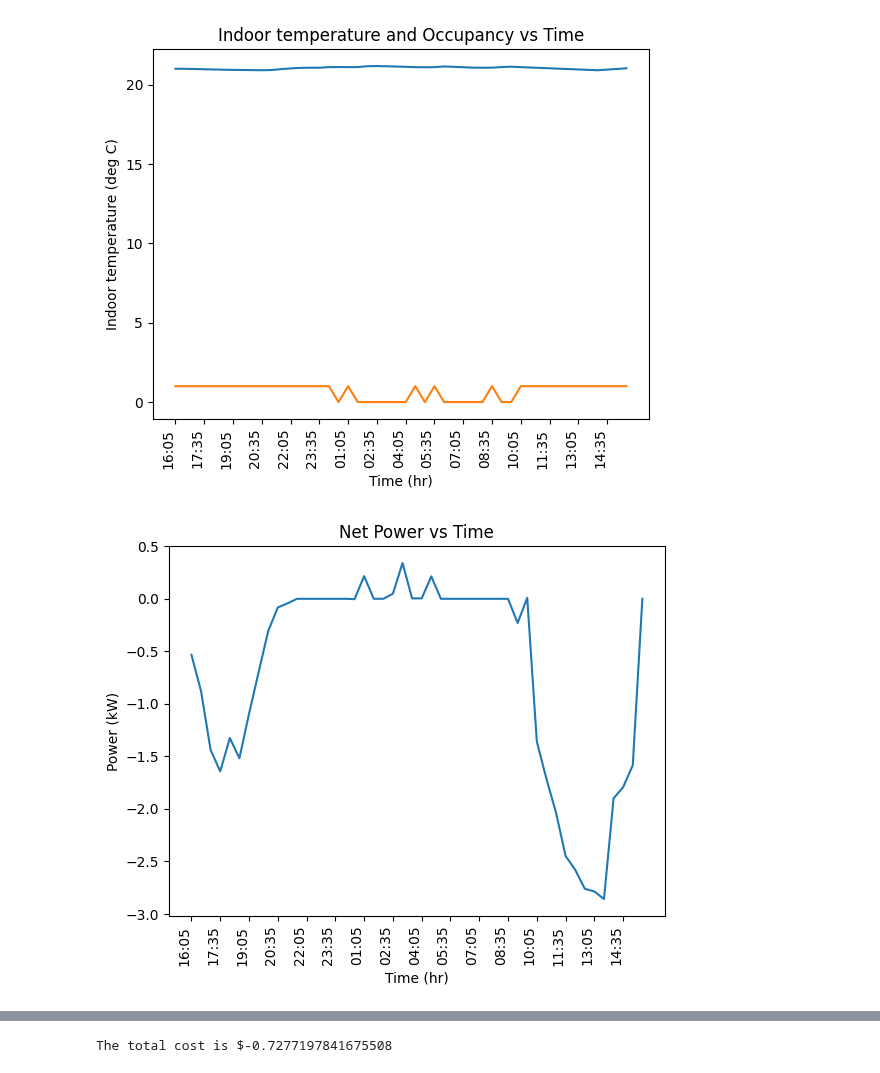
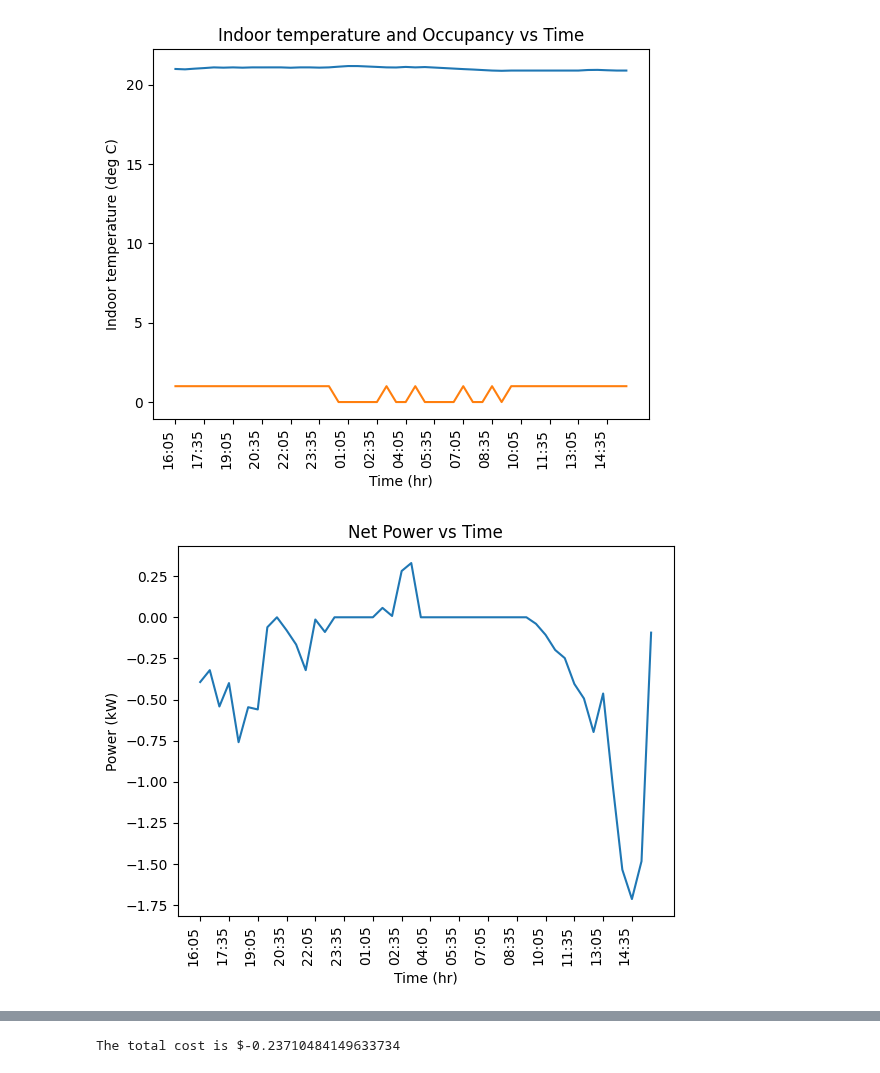
Before and after one commit to Muckthebuck/2023-Energy-kit, a Jupyter notebook: optimization.ipynb, the cells around one changed output, grey strips where cells are left out. Cells and saved outputs as stored; diff of their text form; code cells hidden in the pictures.

```diff
--- a/optimization.ipynb
+++ b/optimization.ipynb
@@ -55,7 +55,7 @@ class controller:
 
     # Inital building temperature and SOC (should be fed back as input after first execution)
     inital_temp = 21
-    inital_SoC = 6.5 # 50 percent
+    inital_SoC = 6.75 # 50 percent
     period_end =  48 # End point of time period relative to the inital loop run
 
     def controller_model(self,T_out, Load, Ins_PV, Im_tariff, Ex_tariff, Occupancy):
@@ -81,7 +81,7 @@ class controller:
         ### INPUTS ###
 
         # The SoC should always return to 50 percent at the same time in every time horizon
-        target_SoC = 6.5
+        target_SoC = 6.75
 
         # Power flow error tolerance (increase to avoid infeasabilities)
         error_tolerance = 0.001 # kW
@@ -645,7 +645,7 @@ def plot_results(time_array, BESS_net, SoC, PV, PV_f, P_net, EHP, temp_in, occu,
 import_tarrif = 0.2170
 export_tarrif = 0.049
 no_days = 1
-start_day = 1
+start_day = 3
 time_array, BESS_net, SoC, PV, PV_f, P_net, EHP, temp_in, occu, cost = mpc(import_tarrif, export_tarrif, no_days*48, start_day)
 cost = plot_results(time_array, BESS_net, SoC, PV, PV_f, P_net, EHP, temp_in, occu, cost)
 # %% [output]
@@ -673,2 +673,2 @@ time.struct_time(tm_year=2023, tm_mon=1, tm_mday=17, tm_hour=16, tm_min=5, tm_se
-[figure, old version]
+[figure, new version]
-[figure, old version]
+[figure, new version]
@@ -676 +676 @@ time.struct_time(tm_year=2023, tm_mon=1, tm_mday=17, tm_hour=16, tm_min=5, tm_se
-The total cost is $-0.7277197841675508
+The total cost is $-0.23710484149633734
```
Also changed, not shown: parts of 5 cells of this notebook.
